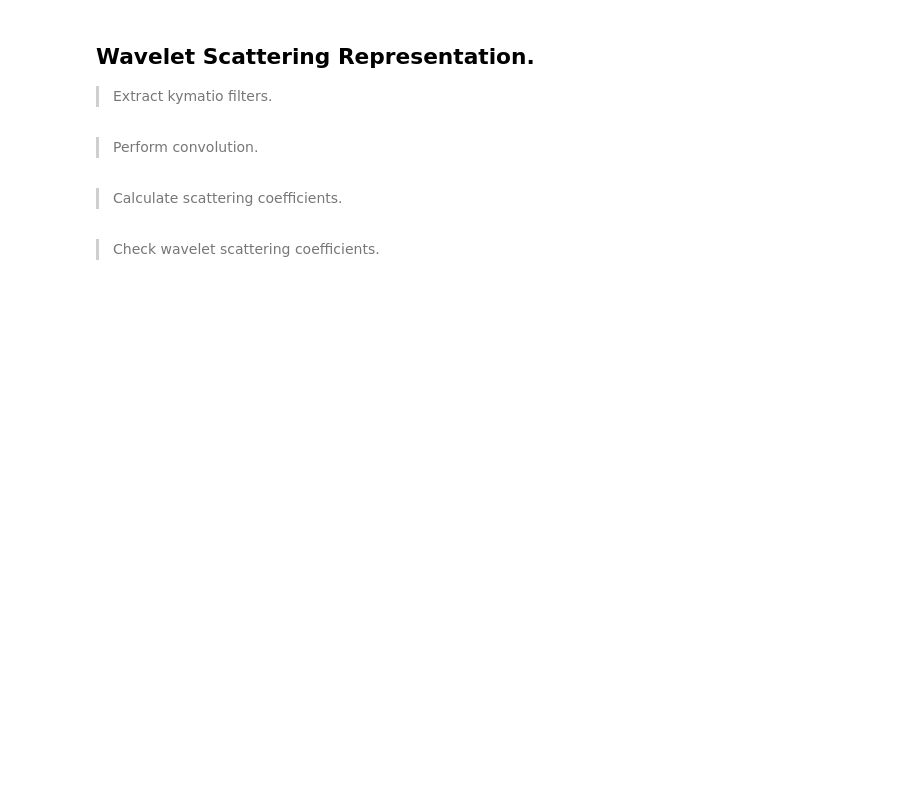
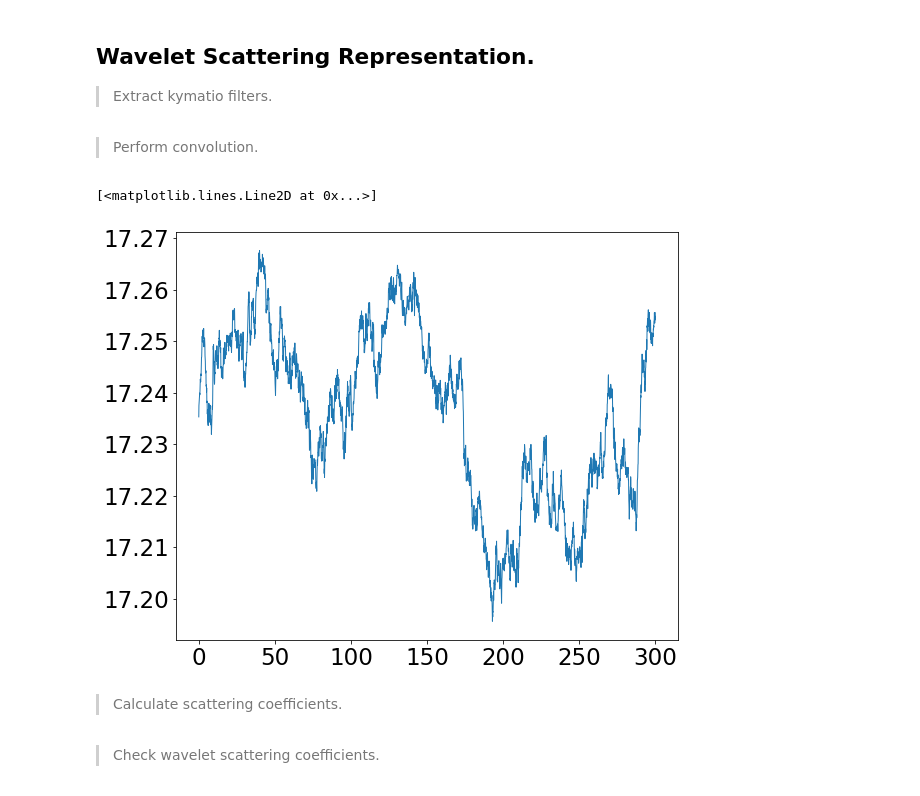
Before and after one commit to tingyuansen/IMLE_on_Galaxy_Images, a Jupyter notebook: AGN_Doublets.ipynb, the cells around one changed output. Saved outputs shown, nothing was run; the diff lists cells and outputs as text; code cells hidden in the pictures; blank space fills up the shorter version.

```diff
--- a/AGN_Doublets.ipynb
+++ b/AGN_Doublets.ipynb
@@ -261,4 +261,13 @@ print(len(kernel))
 np.save("kernel_wavelet.npy", kernel)
 # %% [markdown]
 > Perform convolution.
+# %%
+temp = np.load("../Kelley_CAR1_normal.npz")
+t_array = temp["t_array"][100]
+real_spec = temp["light_curve"][100]
+
+plt.plot(t_array, real_spec)
+# %% [output]
+[<matplotlib.lines.Line2D at 0x...>]
+[figure, added]
 # %%
```
Also changed, not shown: parts of 1 cell of this notebook, 1 other file.
